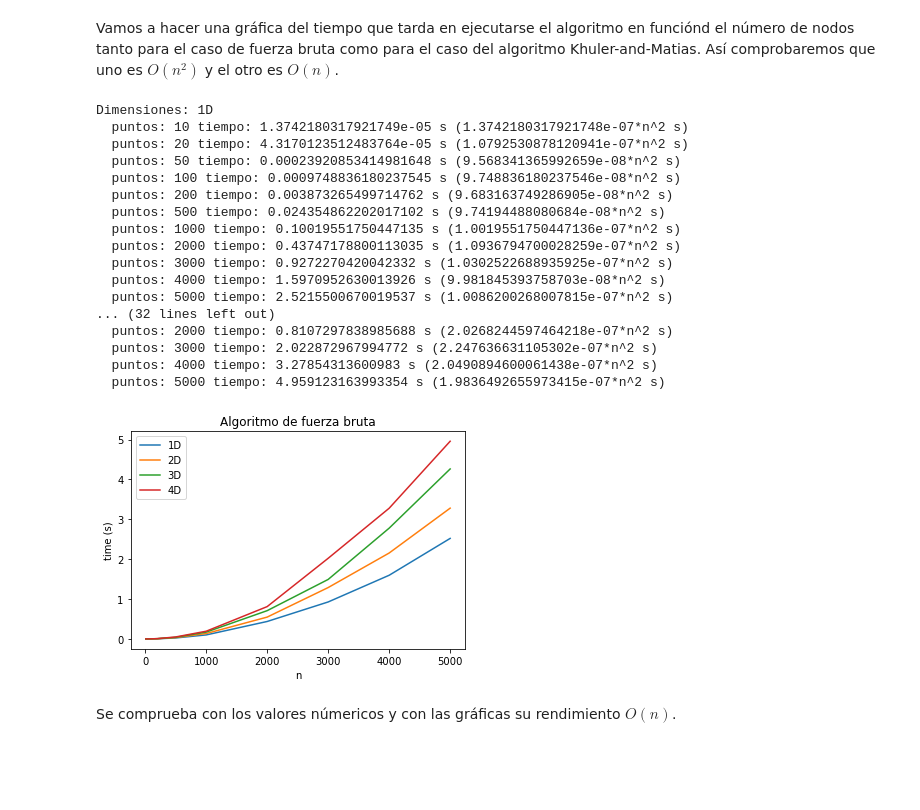
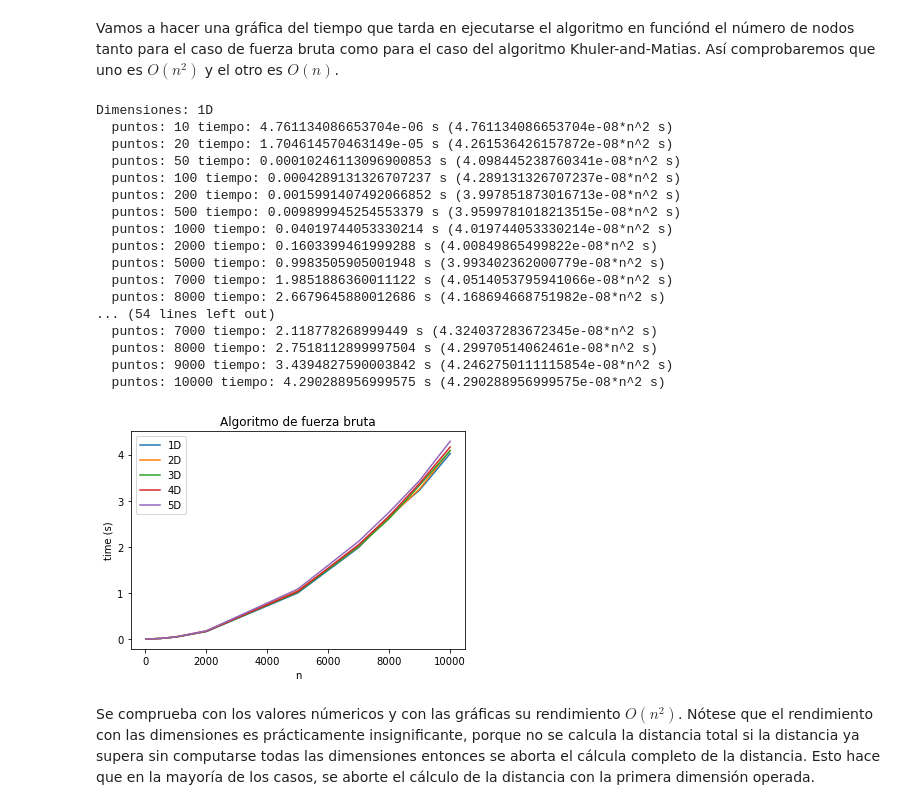
Before and after one commit to asierllano/03MIAR---Algoritmos-de-Optimizacion---2023, a Jupyter notebook: Algoritmos - Asier Llano - AG1.ipynb, the cells around one changed output. Saved outputs shown, nothing was run; the diff lists cells and outputs as text; code cells hidden in the pictures; blank space fills up the shorter version.

```diff
--- a/Algoritmos - Asier Llano - AG1.ipynb
+++ b/Algoritmos - Asier Llano - AG1.ipynb
@@ -312,6 +338,19 @@ Comprobamos con 100 ejemplos de un número aleatorio de puntos (entre 2 y 500),
 # %%
+# Calcula la distancia entre puntos
+#   a: Primer punto para calcular la distancia
+#   b: Segundo punto para calcular la distancia
+def distancia(a,b):
+    result = 0
+    for i in range(len(a)):
+        d = a[i] - b[i]
+        result += d*d
+    return math.sqrt(result)
+
+# Pone a prueba el algoritmo Khuler-and-Matias comparando su resultado con
+# el de fuerza bruta, 100 veces, en un número aleatorio de puntos entre 2
+# y 1000, entre 1 y 10 dimensiones.
 for i in range(100):
-    puntos=puntos_aleatorios(random.randint(2,500),random.randint(1,6))
+    puntos=puntos_aleatorios(random.randint(2,1000),random.randint(1,10))
     cercanos=puntos_cercanos_fuerza_bruta(puntos)
     cercanos2=puntos_cercanos(puntos)
     d=distancia(cercanos[0], cercanos[1])
@@ -324,52 +363,52 @@ Vamos a hacer una gráfica del tiempo que tarda en ejecutarse el algoritmo en fu
 # %%
 import timeit
 import matplotlib.pyplot as plt
-x = [10, 20, 50, 100, 200, 500, 1000, 2000, 3000, 4000, 5000]
+x = [10, 20, 50, 100, 200, 500, 1000, 2000, 5000, 7000, 8000, 9000, 10000]
 y = {}
-for dim in [1, 2,3,4]:
+for dim in [1, 2,3,4,5]:
     print(f"Dimensiones: {dim}D")
     ydim = []
     for num in x:
         sets = 10 if num < 3000 else 1
-        reps = 1000*1000//(sets*num*num)+1
+        reps = 5000*5000//(sets*num*num)+1
         t_avg = 0
         for r in range(sets):
             puntos=puntos_aleatorios(num,dim)
             t = timeit.timeit(lambda:puntos_cercanos_fuerza_bruta(puntos),\
                               number=reps)
             t_avg += t
         t_avg /= sets*reps
         ydim.append(t_avg)
         k = t_avg / (num*num)
         print(f"  puntos: {num} tiempo: {t_avg} s ({k}*n^2 s)")
     y[dim] = ydim
-plt.plot(x,y[1],x,y[2],x,y[3],x,y[4])
+plt.plot(x,y[1],x,y[2],x,y[3],x,y[4],x,y[5])
 plt.xlabel("n")
 plt.ylabel("time (s)")
 plt.title('Algoritmo de fuerza bruta')
-plt.legend(["1D", "2D", "3D", "4D"])
+plt.legend(["1D", "2D", "3D", "4D", "5D"])
 plt.show()
 # %% [output]
 Dimensiones: 1D
-  puntos: 10 tiempo: 1.3742180317921749e-05 s (1.3742180317921748e-07*n^2 s)
-  puntos: 20 tiempo: 4.3170123512483764e-05 s (1.0792530878120941e-07*n^2 s)
-  puntos: 50 tiempo: 0.00023920853414981648 s (9.568341365992659e-08*n^2 s)
-  puntos: 100 tiempo: 0.0009748836180237545 s (9.748836180237546e-08*n^2 s)
-  puntos: 200 tiempo: 0.003873265499714762 s (9.683163749286905e-08*n^2 s)
-  puntos: 500 tiempo: 0.024354862202017102 s (9.74194488080684e-08*n^2 s)
-  puntos: 1000 tiempo: 0.10019551750447135 s (1.0019551750447136e-07*n^2 s)
-  puntos: 2000 tiempo: 0.43747178800113035 s (1.0936794700028259e-07*n^2 s)
-  puntos: 3000 tiempo: 0.9272270420042332 s (1.0302522688935925e-07*n^2 s)
-  puntos: 4000 tiempo: 1.5970952630013926 s (9.981845393758703e-08*n^2 s)
-  puntos: 5000 tiempo: 2.5215500670019537 s (1.0086200268007815e-07*n^2 s)
-... (32 lines left out)
-  puntos: 2000 tiempo: 0.8107297838985688 s (2.0268244597464218e-07*n^2 s)
-  puntos: 3000 tiempo: 2.022872967994772 s (2.247636631105302e-07*n^2 s)
-  puntos: 4000 tiempo: 3.27854313600983 s (2.0490894600061438e-07*n^2 s)
-  puntos: 5000 tiempo: 4.959123163993354 s (1.9836492655973415e-07*n^2 s)
+  puntos: 10 tiempo: 4.761134086653704e-06 s (4.761134086653704e-08*n^2 s)
+  puntos: 20 tiempo: 1.704614570463149e-05 s (4.261536426157872e-08*n^2 s)
+  puntos: 50 tiempo: 0.00010246113096900853 s (4.098445238760341e-08*n^2 s)
+  puntos: 100 tiempo: 0.0004289131326707237 s (4.289131326707237e-08*n^2 s)
+  puntos: 200 tiempo: 0.0015991407492066852 s (3.997851873016713e-08*n^2 s)
+  puntos: 500 tiempo: 0.009899945254553379 s (3.9599781018213515e-08*n^2 s)
+  puntos: 1000 tiempo: 0.04019744053330214 s (4.019744053330214e-08*n^2 s)
+  puntos: 2000 tiempo: 0.1603399461999288 s (4.00849865499822e-08*n^2 s)
+  puntos: 5000 tiempo: 0.9983505905001948 s (3.993402362000779e-08*n^2 s)
+  puntos: 7000 tiempo: 1.9851886360011122 s (4.0514053795941066e-08*n^2 s)
+  puntos: 8000 tiempo: 2.6679645880012686 s (4.168694668751982e-08*n^2 s)
+... (54 lines left out)
+  puntos: 7000 tiempo: 2.118778268999449 s (4.324037283672345e-08*n^2 s)
+  puntos: 8000 tiempo: 2.7518112899997504 s (4.29970514062461e-08*n^2 s)
+  puntos: 9000 tiempo: 3.4394827590003842 s (4.2462750111115854e-08*n^2 s)
+  puntos: 10000 tiempo: 4.290288956999575 s (4.290288956999575e-08*n^2 s)
-[figure, old version]
+[figure, new version]
-# %% [markdown]
-Se comprueba con los valores númericos y con las gráficas su rendimiento $O(n)$.
+# %% [markdown]
+Se comprueba con los valores númericos y con las gráficas su rendimiento $O(n^2)$. Nótese que el rendimiento con las dimensiones es prácticamente insignificante, porque no se calcula la distancia total si la distancia ya supera sin computarse todas las dimensiones entonces se aborta el cálcula completo de la distancia. Esto hace que en la mayoría de los casos, se aborte el cálculo de la distancia con la primera dimensión operada.
 # %%
 import timeit
 import matplotlib.pyplot as plt
```
Also changed, not shown: parts of 7 cells of this notebook, 4 other files.
